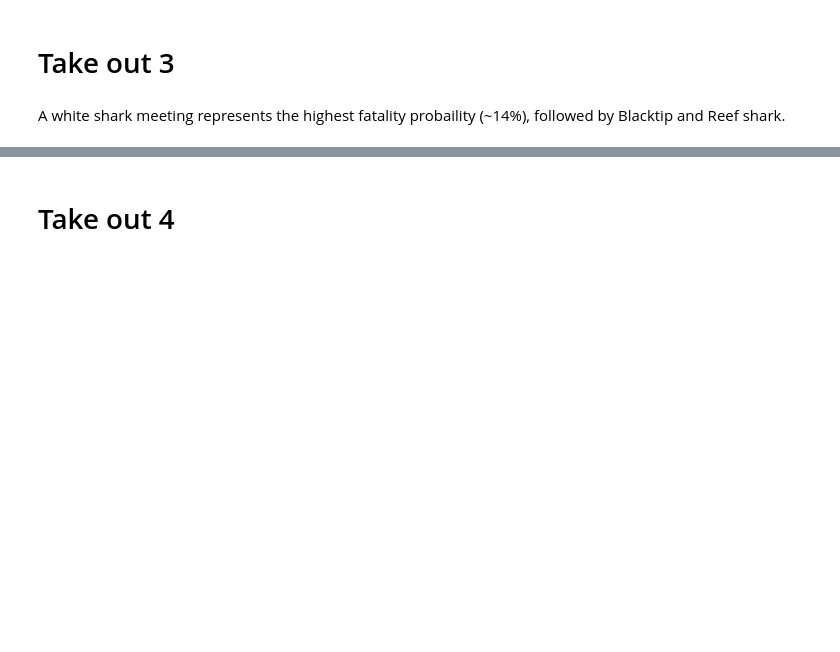
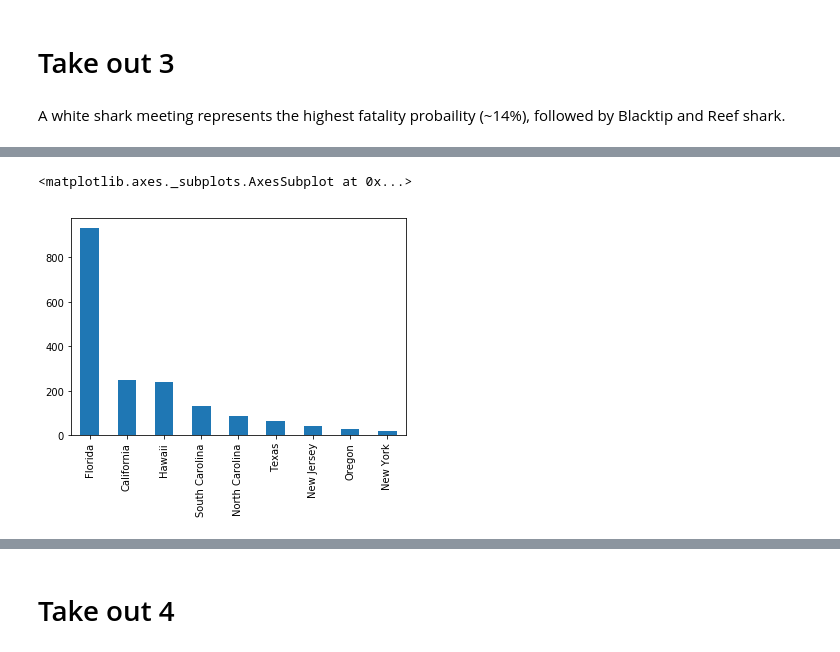
Before and after one commit to silviaserafini/SharksData, a Jupyter notebook: OUTPUT/analysis.ipynb, the cells around one changed output, grey strips where cells are left out. Saved outputs shown, nothing was run; the diff lists cells and outputs as text; code cells hidden in the pictures; blank space fills up the shorter version.

```diff
--- a/OUTPUT/analysis.ipynb
+++ b/OUTPUT/analysis.ipynb
@@ -151,0 +147,7 @@ temp4.groupby("Country").agg({'Fatal': "count"}).plot.bar()
+# %%
+#plot of the USA areas
+
+temp4_3[temp4_3.values > 15].plot.bar()
+# %% [output]
+<matplotlib.axes._subplots.AxesSubplot at 0x...>
+[figure, added]
```
Also changed, not shown: parts of 17 cells of this notebook, 2 other files.
